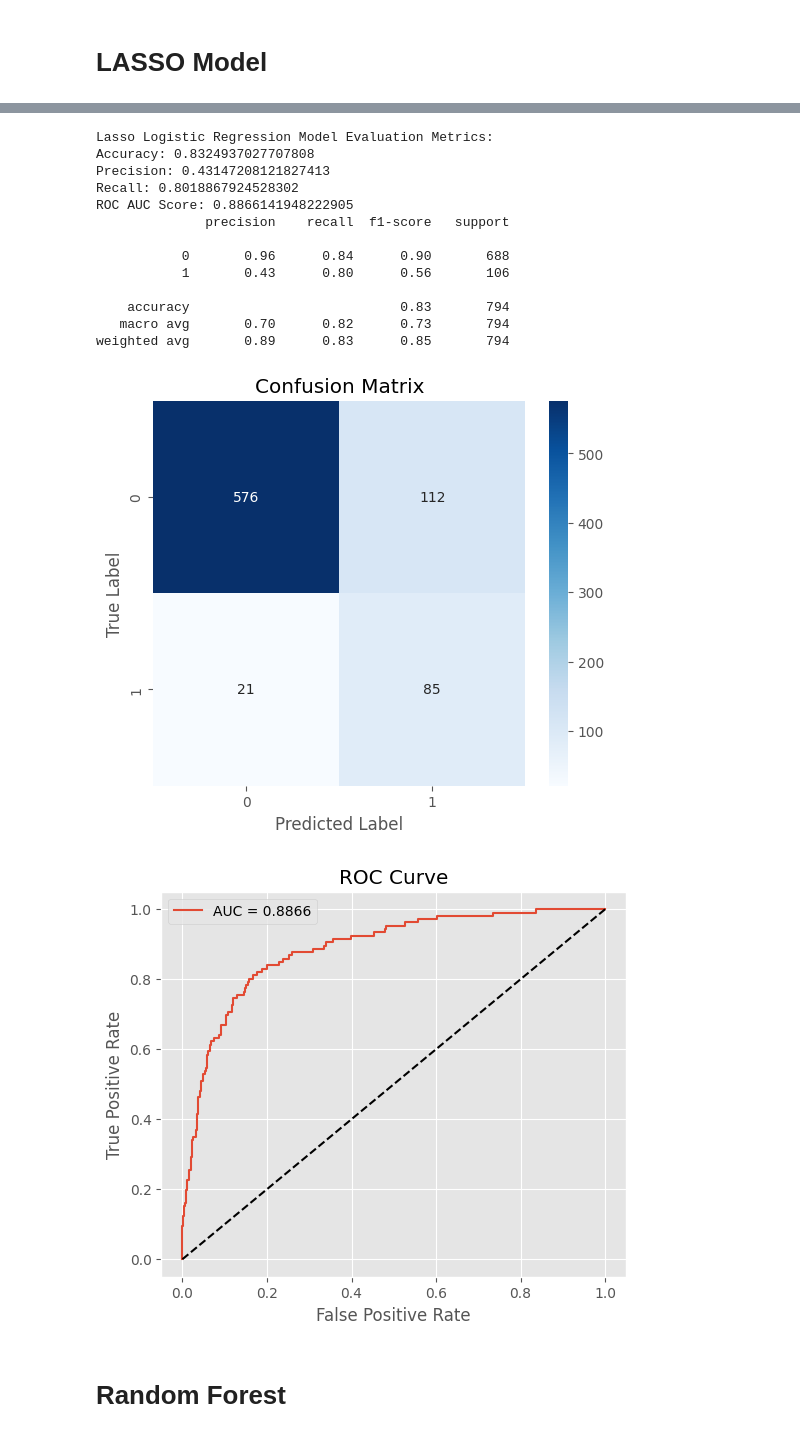
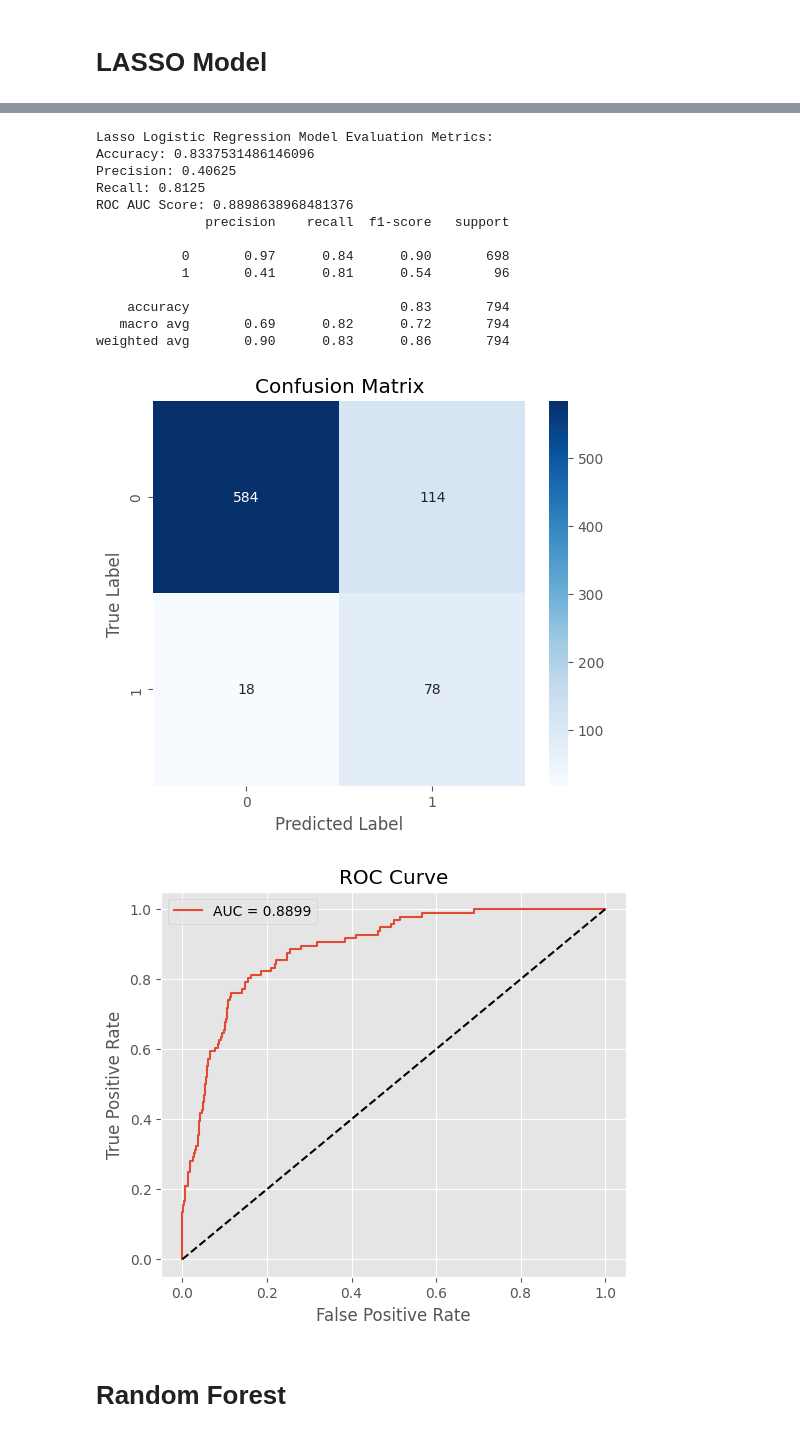
Before and after one commit to ZWA138/MLH_Project, a Jupyter notebook: 3models_merged.ipynb, the cells around one changed output, grey strips where cells are left out. Cells and saved outputs as stored; diff of their text form; code cells hidden in the pictures.

```diff
--- a/3models-merged.ipynb
+++ b/3models_merged.ipynb
@@ -1370,10 +1370,10 @@ target_encoder = ce.TargetEncoder(cols=['race'])
 X = target_encoder.fit_transform(X, y)
 
 # Split the dataset into training and test sets
-X_train, X_test, y_train, y_test = train_test_split(X, y, test_size=0.2, random_state=42)
+X_train, X_test, y_train, y_test = train_test_split(X, y, test_size=0.2, random_state=1343)
 
 # Apply random oversampling to balance the dataset
-ros = RandomOverSampler(random_state=42)
+ros = RandomOverSampler(random_state=1343)
 X_train_resampled, y_train_resampled = ros.fit_resample(X_train, y_train)
 
 # Standardize the data
@@ -1390,19 +1390,19 @@ param_grid = {
 }
 
 # Apply GridSearchCV for hyperparameter tuning within nested 5-fold cross-validation
-grid_search = GridSearchCV(lasso, param_grid, cv=5, scoring='accuracy')
+grid_search_lasso = GridSearchCV(lasso, param_grid, cv=5, scoring='accuracy')
 
 
 # Perform outer 5-fold cross-validation
-outer_scores = cross_val_score(grid_search, X_train_resampled, y_train_resampled, cv=5, scoring='accuracy')
+outer_scores = cross_val_score(grid_search_lasso, X_train_resampled, y_train_resampled, cv=5, scoring='accuracy')
 
 # Print outer cross-validation scores
 print("Outer cross-validation scores:", outer_scores)
 print("Mean outer score:", np.mean(outer_scores))
 
 # Fit the final model on the training set
-grid_search.fit(X_train_resampled, y_train_resampled)
+grid_search_lasso.fit(X_train_resampled, y_train_resampled)
 
-mean_test_scores = grid_search.cv_results_['mean_test_score']
-param_values = [param['C'] for param in grid_search.cv_results_['params']]
+mean_test_scores = grid_search_lasso.cv_results_['mean_test_score']
+param_values = [param['C'] for param in grid_search_lasso.cv_results_['params']]
 # %% [output]
@@ -1411,60 +1411,59 @@ Mean outer score: 0.8247198903574328
 # %%
 # Predict on the test set
-y_pred = grid_search.predict(X_test)
+y_pred_lasso = grid_search_lasso.predict(X_test)
 # Classification metrics
-accuracy = accuracy_score(y_test, y_pred)
-precision = precision_score(y_test, y_pred)
-recall = recall_score(y_test, y_pred)
-y_pred_proba = grid_search.predict_proba(X_test)[:, 1]
-roc_auc = roc_auc_score(y_test, y_pred_proba)
+accuracy_lasso = accuracy_score(y_test, y_pred_lasso)
+precision_lasso = precision_score(y_test, y_pred_lasso)
+recall_lasso = recall_score(y_test, y_pred_lasso)
+y_pred_proba_lasso = grid_search_lasso.predict_proba(X_test)[:, 1]
+roc_auc_lasso = roc_auc_score(y_test, y_pred_proba_lasso)
 
 print("\nLasso Logistic Regression Model Evaluation Metrics:")
-print("Accuracy:", accuracy)
-print("Precision:", precision)
-print("Recall:", recall)
-print("ROC AUC Score:", roc_auc)
+print("Accuracy:", accuracy_lasso)
+print("Precision:", precision_lasso)
+print("Recall:", recall_lasso)
+print("ROC AUC Score:", roc_auc_lasso)
 
 # Print the classification report
-print(classification_report(y_test, y_pred))
-
+print(classification_report(y_test, y_pred_lasso))
 
 # Plot the confusion matrix
-conf_matrix = confusion_matrix(y_test, y_pred)
+conf_matrix_lasso = confusion_matrix(y_test, y_pred_lasso)
 plt.figure(figsize=(6, 5))
-sns.heatmap(conf_matrix, annot=True, fmt='d', cmap='Blues')
+sns.heatmap(conf_matrix_lasso, annot=True, fmt='d', cmap='Blues')
 plt.title('Confusion Matrix')
 plt.xlabel('Predicted Label')
 plt.ylabel('True Label')
 plt.show()
 
 # Plot the ROC curve
-y_proba = grid_search.predict_proba(X_test)[:, 1]
-fpr, tpr, thresholds = roc_curve(y_test, y_proba)
-auc_score = auc(fpr, tpr)
+y_proba_lasso = grid_search_lasso.predict_proba(X_test)[:, 1]
+fpr_lasso, tpr_lasso, thresholds_lasso = roc_curve(y_test, y_proba_lasso)
+auc_score_lasso = auc(fpr_lasso, tpr_lasso)
 plt.figure(figsize=(6, 5))
-plt.plot(fpr, tpr, label=f'AUC = {auc_score:.4f}')
+plt.plot(fpr_lasso, tpr_lasso, label=f'AUC = {auc_score_lasso:.4f}')
 plt.plot([0, 1], [0, 1], 'k--')  # Diagonal line
 plt.title('ROC Curve')
 plt.xlabel('False Positive Rate')
 plt.ylabel('True Positive Rate')
 plt.legend()
 plt.show()
 # %% [output]
 Lasso Logistic Regression Model Evaluation Metrics:
-Accuracy: 0.8324937027707808
-Precision: 0.43147208121827413
-Recall: 0.8018867924528302
-ROC AUC Score: 0.8866141948222905
+Accuracy: 0.8337531486146096
+Precision: 0.40625
+Recall: 0.8125
+ROC AUC Score: 0.8898638968481376
               precision    recall  f1-score   support
 
-           0       0.96      0.84      0.90       688
-           1       0.43      0.80      0.56       106
+           0       0.97      0.84      0.90       698
+           1       0.41      0.81      0.54        96
 
     accuracy                           0.83       794
-   macro avg       0.70      0.82      0.73       794
-weighted avg       0.89      0.83      0.85       794
+   macro avg       0.69      0.82      0.72       794
+weighted avg       0.90      0.83      0.86       794
-[figure, old version]
+[figure, new version]
-[figure, old version]
+[figure, new version]
 # %% [markdown]
 # Random Forest
 # %%
```
Also changed, not shown: parts of 3 cells of this notebook.
